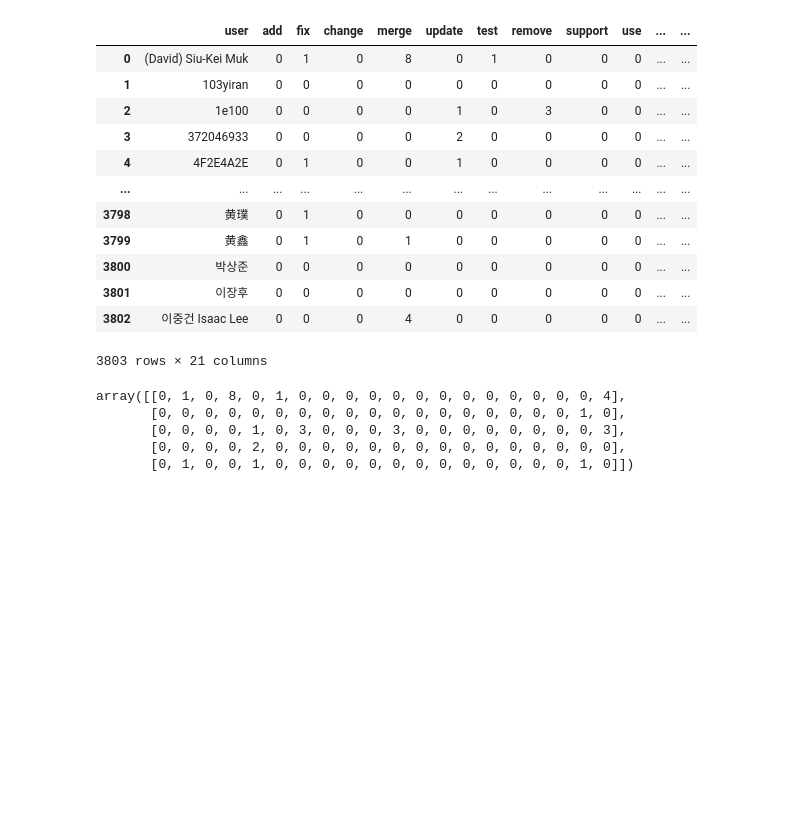
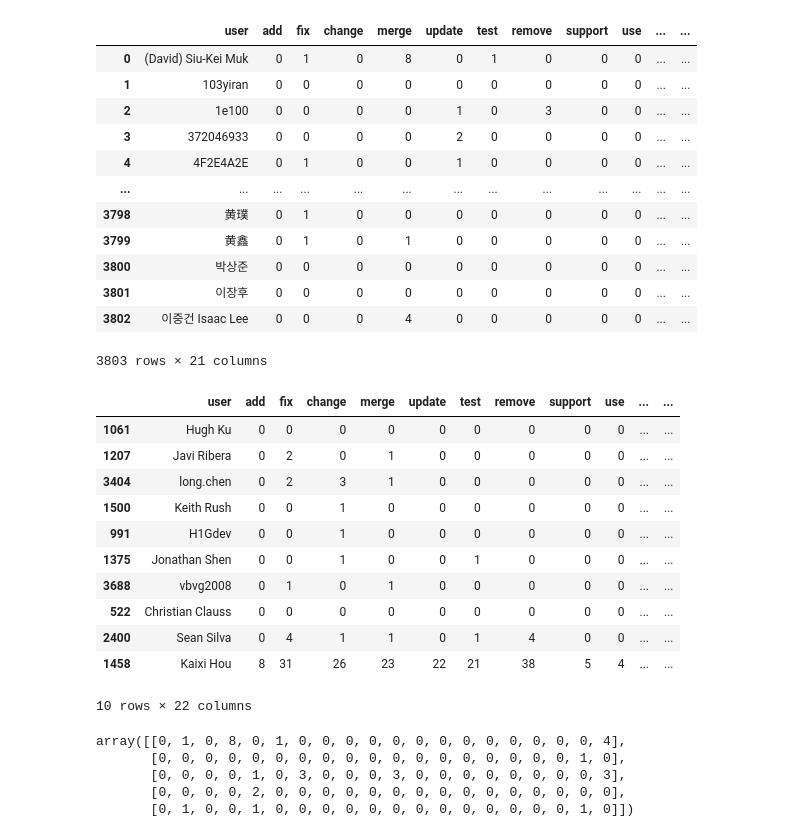
Before and after one commit to applied-ai-data3750/code, a Jupyter notebook: exploration.ipynb, the cells around one changed output. Saved outputs shown, nothing was run; the diff lists cells and outputs as text; code cells hidden in the pictures; blank space fills up the shorter version.

```diff
--- a/exploration.ipynb
+++ b/exploration.ipynb
@@ -99,6 +92,27 @@ df_user_interest_matrix
 | 3801 | 이장후 | 0 | 0 | 0 | 0 | 0 | 0 | 0 | 0 | 0 | ... | ... |
 | 3802 | 이중건 Isaac Lee | 0 | 0 | 0 | 4 | 0 | 0 | 0 | 0 | 0 | ... | ... |
 3803 rows × 21 columns
+# %%
+df_user_print = df_user_interest_matrix.copy()
+
+# df_user_print = df_user_print[df_user_print["user_group_id"] != -1]
+
+df_user_print["sum"] = df_user_print.drop(columns=['user']).sum(axis=1)
+
+df_user_print[df_user_print["sum"] > 2].sample(10)
+# %% [output]
+|  | user | add | fix | change | merge | update | test | remove | support | use | ... | ... |
+| 1061 | Hugh Ku | 0 | 0 | 0 | 0 | 0 | 0 | 0 | 0 | 0 | ... | ... |
+| 1207 | Javi Ribera | 0 | 2 | 0 | 1 | 0 | 0 | 0 | 0 | 0 | ... | ... |
+| 3404 | long.chen | 0 | 2 | 3 | 1 | 0 | 0 | 0 | 0 | 0 | ... | ... |
+| 1500 | Keith Rush | 0 | 0 | 1 | 0 | 0 | 0 | 0 | 0 | 0 | ... | ... |
+| 991 | H1Gdev | 0 | 0 | 1 | 0 | 0 | 0 | 0 | 0 | 0 | ... | ... |
+| 1375 | Jonathan Shen | 0 | 0 | 1 | 0 | 0 | 1 | 0 | 0 | 0 | ... | ... |
+| 3688 | vbvg2008 | 0 | 1 | 0 | 1 | 0 | 0 | 0 | 0 | 0 | ... | ... |
+| 522 | Christian Clauss | 0 | 0 | 0 | 0 | 0 | 0 | 0 | 0 | 0 | ... | ... |
+| 2400 | Sean Silva | 0 | 4 | 1 | 1 | 0 | 1 | 4 | 0 | 0 | ... | ... |
+| 1458 | Kaixi Hou | 8 | 31 | 26 | 23 | 22 | 21 | 38 | 5 | 4 | ... | ... |
+10 rows × 22 columns
 # %%
 target_interest_matrix[0:5]
 # %% [output]
```
Also changed, not shown: parts of 3 cells of this notebook, 9 other files.
